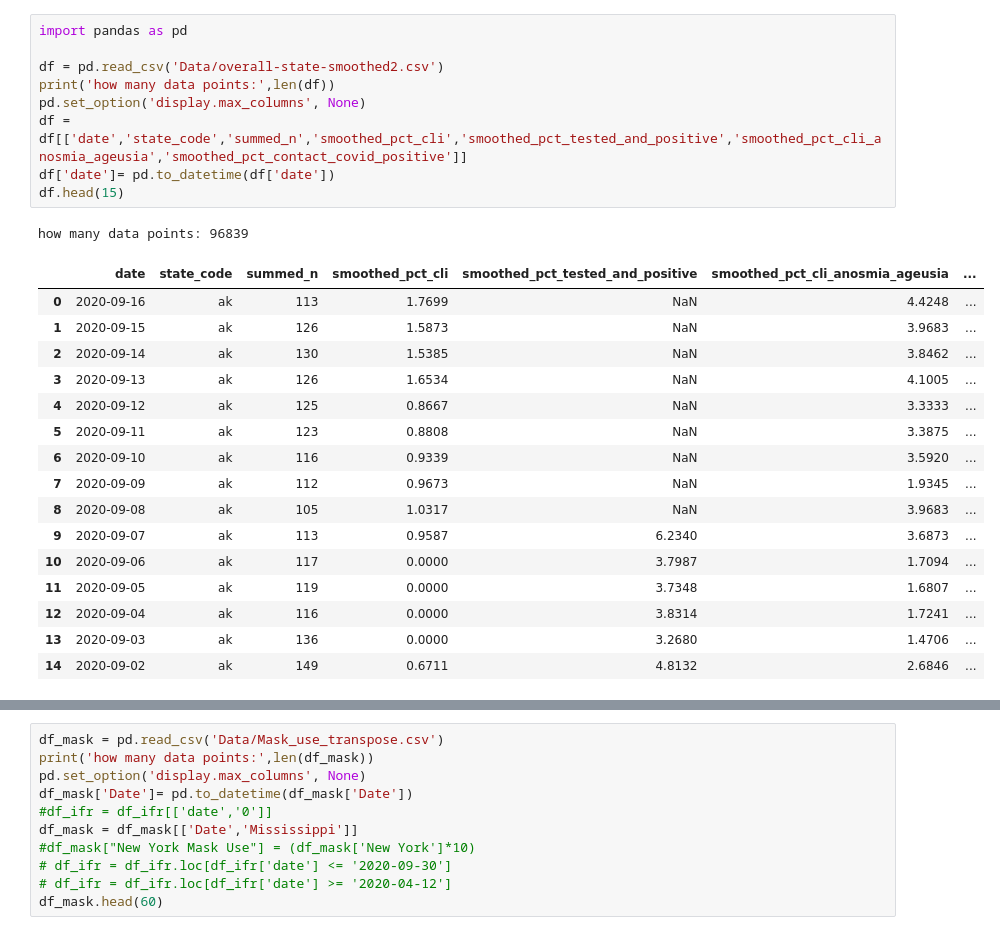
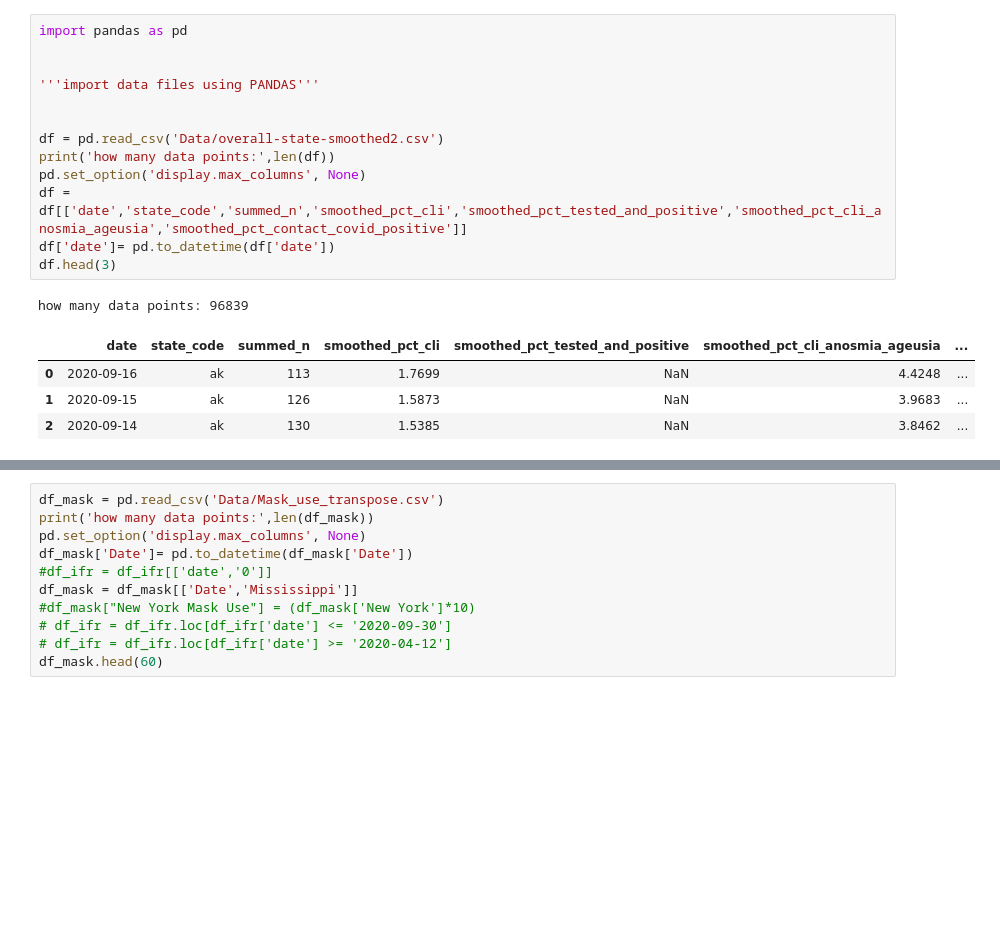
Before and after one commit to 10Exahertz/COVID_challenge, a Jupyter notebook: covid_challenge1.py.ipynb, the cells around one changed output, grey strips where cells are left out. Cells and saved outputs as stored; diff of their text form; blank space fills up the shorter version.

```diff
--- a/covid_challenge1.py.ipynb
+++ b/covid_challenge1.py.ipynb
@@ -1,28 +1,20 @@
 # %%
 import pandas as pd
+
+
+'''import data files using PANDAS'''
+
 
 df = pd.read_csv('Data/overall-state-smoothed2.csv')
 print('how many data points:',len(df))
 pd.set_option('display.max_columns', None)
 df = df[['date','state_code','summed_n','smoothed_pct_cli','smoothed_pct_tested_and_positive','smoothed_pct_cli_anosmia_ageusia','smoothed_pct_contact_covid_positive']]
 df['date']= pd.to_datetime(df['date'])
-df.head(15)
+df.head(3)
 # %% [output]
 how many data points: 96839
 |  | date | state_code | summed_n | smoothed_pct_cli | smoothed_pct_tested_and_positive | smoothed_pct_cli_anosmia_ageusia | ... |
 | 0 | 2020-09-16 | ak | 113 | 1.7699 | NaN | 4.4248 | ... |
 | 1 | 2020-09-15 | ak | 126 | 1.5873 | NaN | 3.9683 | ... |
 | 2 | 2020-09-14 | ak | 130 | 1.5385 | NaN | 3.8462 | ... |
-| 3 | 2020-09-13 | ak | 126 | 1.6534 | NaN | 4.1005 | ... |
-| 4 | 2020-09-12 | ak | 125 | 0.8667 | NaN | 3.3333 | ... |
-| 5 | 2020-09-11 | ak | 123 | 0.8808 | NaN | 3.3875 | ... |
-| 6 | 2020-09-10 | ak | 116 | 0.9339 | NaN | 3.5920 | ... |
-| 7 | 2020-09-09 | ak | 112 | 0.9673 | NaN | 1.9345 | ... |
-| 8 | 2020-09-08 | ak | 105 | 1.0317 | NaN | 3.9683 | ... |
-| 9 | 2020-09-07 | ak | 113 | 0.9587 | 6.2340 | 3.6873 | ... |
-| 10 | 2020-09-06 | ak | 117 | 0.0000 | 3.7987 | 1.7094 | ... |
-| 11 | 2020-09-05 | ak | 119 | 0.0000 | 3.7348 | 1.6807 | ... |
-| 12 | 2020-09-04 | ak | 116 | 0.0000 | 3.8314 | 1.7241 | ... |
-| 13 | 2020-09-03 | ak | 136 | 0.0000 | 3.2680 | 1.4706 | ... |
-| 14 | 2020-09-02 | ak | 149 | 0.6711 | 4.8132 | 2.6846 | ... |
 # %%
```
Also changed, not shown: parts of 8 cells of this notebook.
